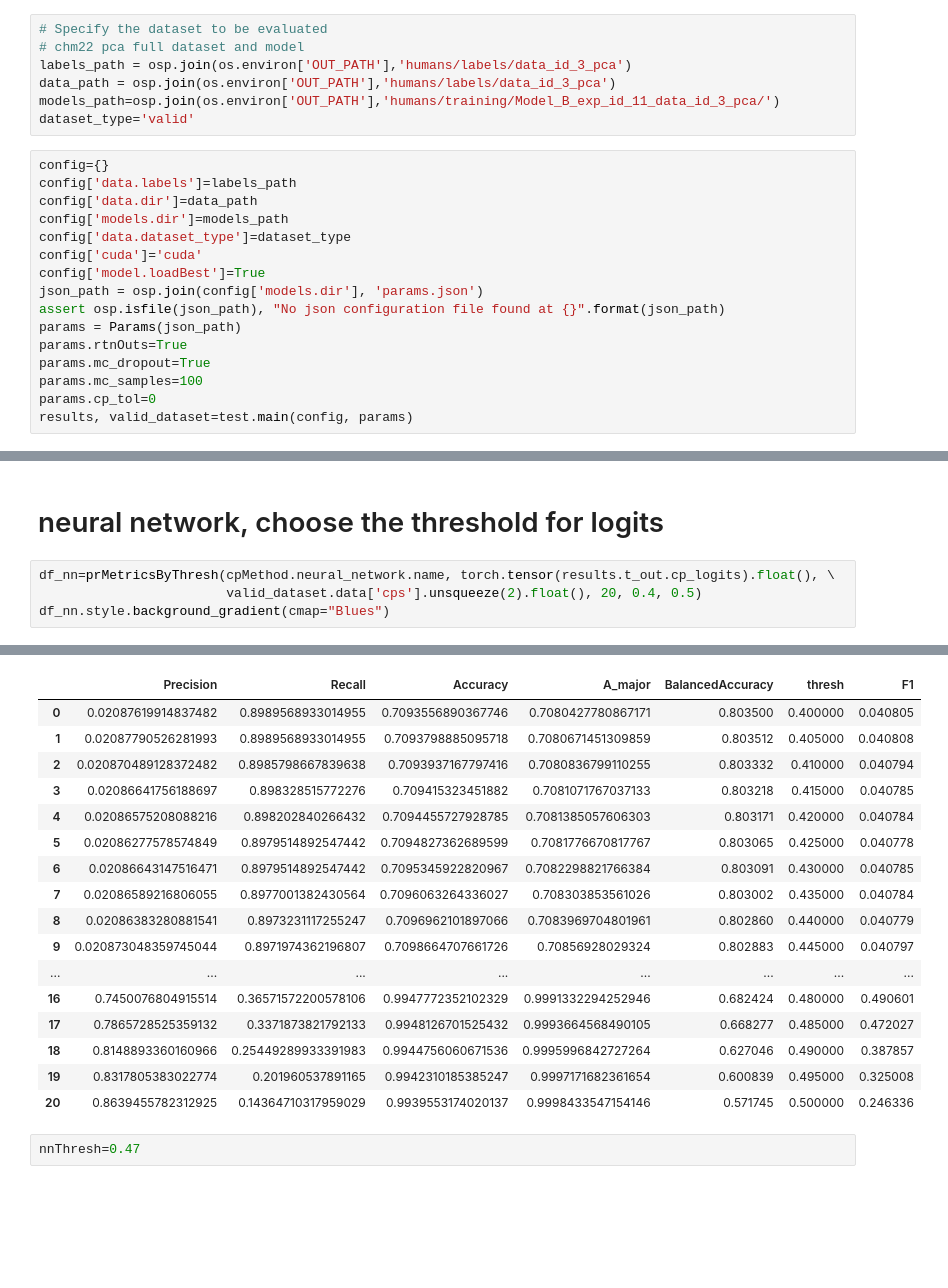
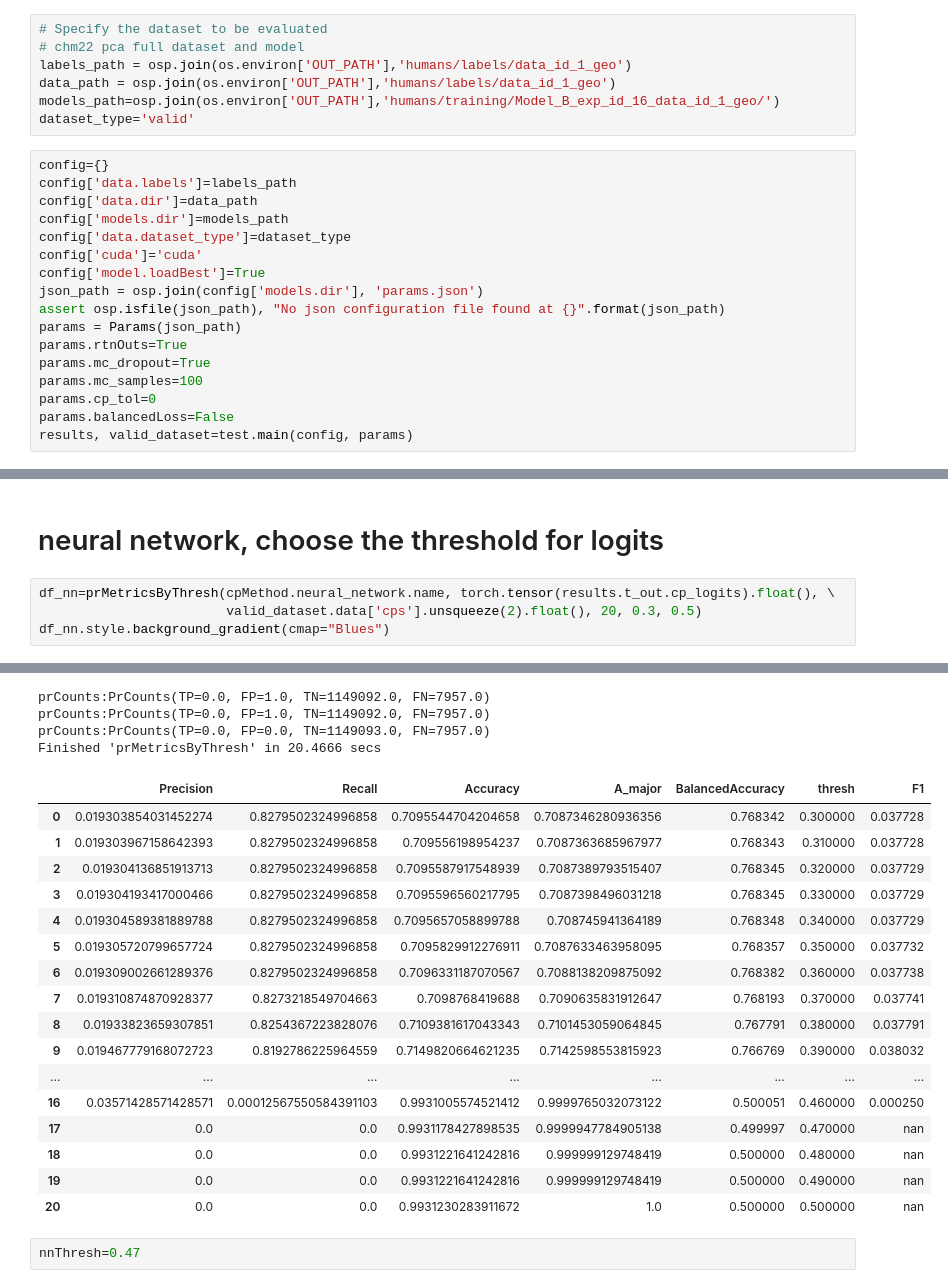
Before and after one commit to RichRast/Ge3Net, a Jupyter notebook: Notebooks/Shared_Notebooks/Ge2Net_changepoints_Analysis.ipynb, the cells around one changed output, grey strips where cells are left out. Cells and saved outputs as stored; diff of their text form; blank space fills up the shorter version.

```diff
--- a/Notebooks/Shared_Notebooks/Ge2Net_changepoints_Analysis.ipynb
+++ b/Notebooks/Shared_Notebooks/Ge2Net_changepoints_Analysis.ipynb
@@ -68,9 +66,9 @@ import test
 # %%
 # Specify the dataset to be evaluated
 # chm22 pca full dataset and model
-labels_path = osp.join(os.environ['OUT_PATH'],'humans/labels/data_id_3_pca')
-data_path = osp.join(os.environ['OUT_PATH'],'humans/labels/data_id_3_pca')
-models_path=osp.join(os.environ['OUT_PATH'],'humans/training/Model_B_exp_id_11_data_id_3_pca/')
+labels_path = osp.join(os.environ['OUT_PATH'],'humans/labels/data_id_1_geo')
+data_path = osp.join(os.environ['OUT_PATH'],'humans/labels/data_id_1_geo')
+models_path=osp.join(os.environ['OUT_PATH'],'humans/training/Model_B_exp_id_16_data_id_1_geo/')
 dataset_type='valid'
 # %%
 config={}
@@ -87,6 +85,7 @@ params.rtnOuts=True
 params.mc_dropout=True
 params.mc_samples=100
 params.cp_tol=0
+params.balancedLoss=False
 results, valid_dataset=test.main(config, params)
 # %% [output]
  device used: cuda
@@ -156,6 +155,6 @@ def prMetricsByThresh(method_name, cp_pred_raw, cp_target, steps, minThresh, max
 # neural network, choose the threshold for logits
 # %%
 df_nn=prMetricsByThresh(cpMethod.neural_network.name, torch.tensor(results.t_out.cp_logits).float(), \
-                        valid_dataset.data['cps'].unsqueeze(2).float(), 20, 0.4, 0.5)
+                        valid_dataset.data['cps'].unsqueeze(2).float(), 20, 0.3, 0.5)
 df_nn.style.background_gradient(cmap="Blues")
 # %% [output]
@@ -179,20 +179,24 @@ Finished 'prMetricsByThresh' in 17.9217 secs
+prCounts:PrCounts(TP=0.0, FP=1.0, TN=1149092.0, FN=7957.0)
+prCounts:PrCounts(TP=0.0, FP=1.0, TN=1149092.0, FN=7957.0)
+prCounts:PrCounts(TP=0.0, FP=0.0, TN=1149093.0, FN=7957.0)
+Finished 'prMetricsByThresh' in 20.4666 secs
 |  | Precision | Recall | Accuracy | A_major | BalancedAccuracy | thresh | F1 |
-| 0 | 0.02087619914837482 | 0.8989568933014955 | 0.7093556890367746 | 0.7080427780867171 | 0.803500 | 0.400000 | 0.040805 |
-| 1 | 0.02087790526281993 | 0.8989568933014955 | 0.7093798885095718 | 0.7080671451309859 | 0.803512 | 0.405000 | 0.040808 |
-| 2 | 0.020870489128372482 | 0.8985798667839638 | 0.7093937167797416 | 0.7080836799110255 | 0.803332 | 0.410000 | 0.040794 |
-| 3 | 0.02086641756188697 | 0.898328515772276 | 0.709415323451882 | 0.7081071767037133 | 0.803218 | 0.415000 | 0.040785 |
-| 4 | 0.02086575208088216 | 0.898202840266432 | 0.7094455727928785 | 0.7081385057606303 | 0.803171 | 0.420000 | 0.040784 |
-| 5 | 0.02086277578574849 | 0.8979514892547442 | 0.7094827362689599 | 0.7081776670817767 | 0.803065 | 0.425000 | 0.040778 |
-| 6 | 0.02086643147516471 | 0.8979514892547442 | 0.7095345922820967 | 0.7082298821766384 | 0.803091 | 0.430000 | 0.040785 |
-| 7 | 0.02086589216806055 | 0.8977001382430564 | 0.7096063264336027 | 0.708303853561026 | 0.803002 | 0.435000 | 0.040784 |
-| 8 | 0.02086383280881541 | 0.8973231117255247 | 0.7096962101897066 | 0.7083969704801961 | 0.802860 | 0.440000 | 0.040779 |
-| 9 | 0.020873048359745044 | 0.8971974362196807 | 0.7098664707661726 | 0.70856928029324 | 0.802883 | 0.445000 | 0.040797 |
+| 0 | 0.019303854031452274 | 0.8279502324996858 | 0.7095544704204658 | 0.7087346280936356 | 0.768342 | 0.300000 | 0.037728 |
+| 1 | 0.019303967158642393 | 0.8279502324996858 | 0.709556198954237 | 0.7087363685967977 | 0.768343 | 0.310000 | 0.037728 |
+| 2 | 0.019304136851913713 | 0.8279502324996858 | 0.7095587917548939 | 0.7087389793515407 | 0.768345 | 0.320000 | 0.037729 |
+| 3 | 0.019304193417000466 | 0.8279502324996858 | 0.7095596560217795 | 0.7087398496031218 | 0.768345 | 0.330000 | 0.037729 |
+| 4 | 0.019304589381889788 | 0.8279502324996858 | 0.7095657058899788 | 0.708745941364189 | 0.768348 | 0.340000 | 0.037729 |
+| 5 | 0.019305720799657724 | 0.8279502324996858 | 0.7095829912276911 | 0.7087633463958095 | 0.768357 | 0.350000 | 0.037732 |
+| 6 | 0.019309002661289376 | 0.8279502324996858 | 0.7096331187070567 | 0.7088138209875092 | 0.768382 | 0.360000 | 0.037738 |
+| 7 | 0.019310874870928377 | 0.8273218549704663 | 0.7098768419688 | 0.7090635831912647 | 0.768193 | 0.370000 | 0.037741 |
+| 8 | 0.01933823659307851 | 0.8254367223828076 | 0.7109381617043343 | 0.7101453059064845 | 0.767791 | 0.380000 | 0.037791 |
+| 9 | 0.019467779168072723 | 0.8192786225964559 | 0.7149820664621235 | 0.7142598553815923 | 0.766769 | 0.390000 | 0.038032 |
 | ... | ... | ... | ... | ... | ... | ... | ... |
-| 16 | 0.7450076804915514 | 0.36571572200578106 | 0.9947772352102329 | 0.9991332294252946 | 0.682424 | 0.480000 | 0.490601 |
-| 17 | 0.7865728525359132 | 0.3371873821792133 | 0.9948126701525432 | 0.9993664568490105 | 0.668277 | 0.485000 | 0.472027 |
-| 18 | 0.8148893360160966 | 0.25449289933391983 | 0.9944756060671536 | 0.9995996842727264 | 0.627046 | 0.490000 | 0.387857 |
-| 19 | 0.8317805383022774 | 0.201960537891165 | 0.9942310185385247 | 0.9997171682361654 | 0.600839 | 0.495000 | 0.325008 |
-| 20 | 0.8639455782312925 | 0.14364710317959029 | 0.9939553174020137 | 0.9998433547154146 | 0.571745 | 0.500000 | 0.246336 |
+| 16 | 0.03571428571428571 | 0.00012567550584391103 | 0.9931005574521412 | 0.9999765032073122 | 0.500051 | 0.460000 | 0.000250 |
+| 17 | 0.0 | 0.0 | 0.9931178427898535 | 0.9999947784905138 | 0.499997 | 0.470000 | nan |
+| 18 | 0.0 | 0.0 | 0.9931221641242816 | 0.999999129748419 | 0.500000 | 0.480000 | nan |
+| 19 | 0.0 | 0.0 | 0.9931221641242816 | 0.999999129748419 | 0.500000 | 0.490000 | nan |
+| 20 | 0.0 | 0.0 | 0.9931230283911672 | 1.0 | 0.500000 | 0.500000 | nan |
 # %%
 nnThresh=0.47
 # %% [markdown]
```
Also changed, not shown: parts of 30 cells of this notebook, 1 other file.
